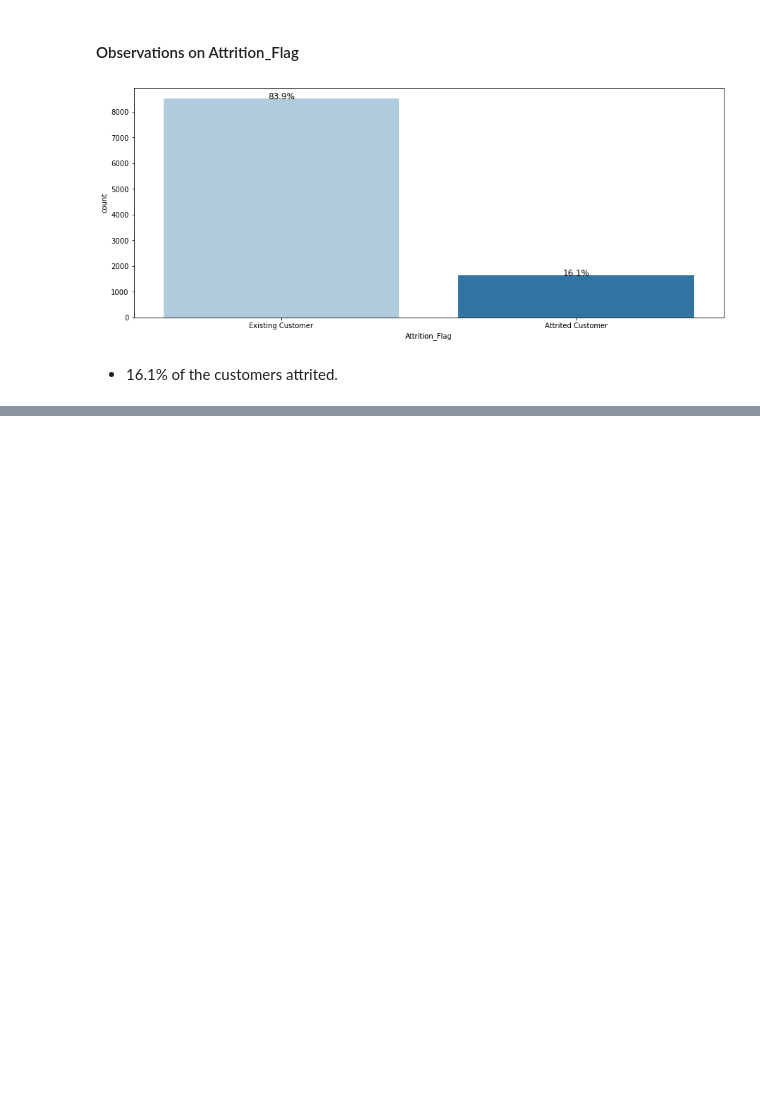
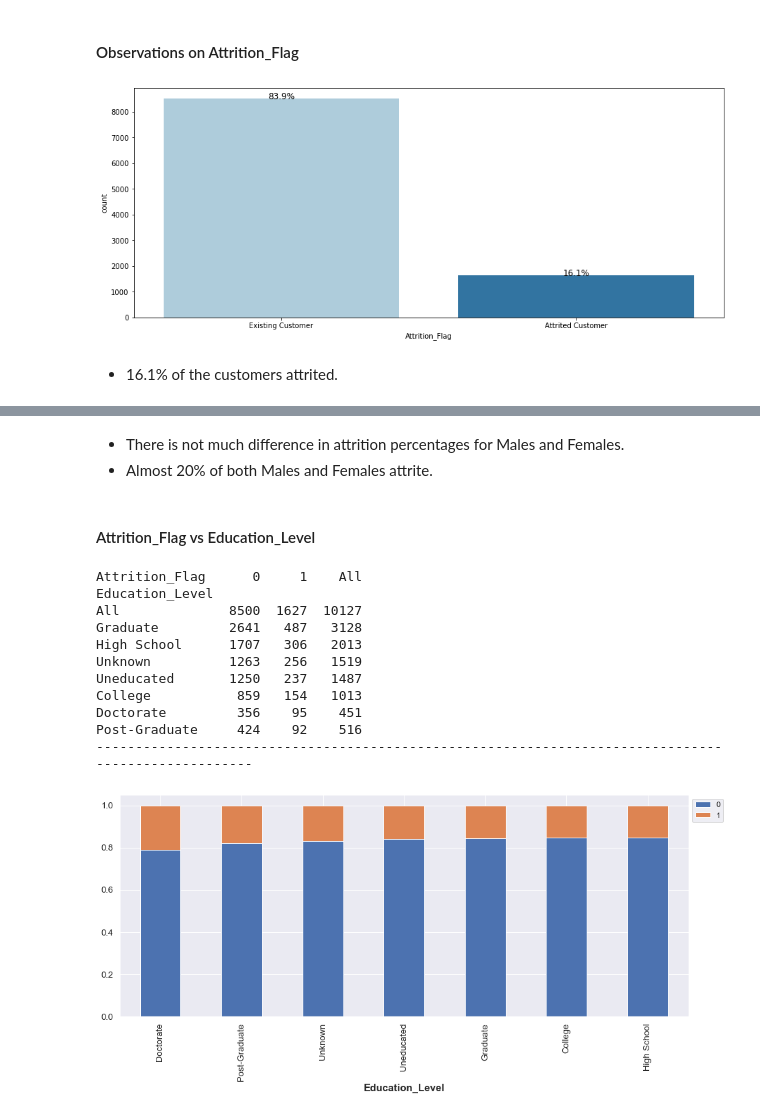
Before and after one commit to dhvanikotecha/Bank-Customer-Churn-Prediction, a Jupyter notebook: Mini Project 2.ipynb, the cells around one changed output, grey strips where cells are left out. Saved outputs shown, nothing was run; the diff lists cells and outputs as text; code cells hidden in the pictures; blank space fills up the shorter version.

```diff
--- a/Mini Project 2.ipynb
+++ b/Mini Project 2.ipynb
@@ -523,0 +570,20 @@ per_on_bar('Attrition_Flag')
+# %% [markdown]
+* There is not much difference in attrition percentages for Males and Females.
+* Almost 20% of both Males and Females attrite.
+# %% [markdown]
+#### Attrition_Flag vs Education_Level
+# %%
+stacked_barplot(data['Education_Level'])
+# %% [output]
+Attrition_Flag      0     1    All
+Education_Level
+All              8500  1627  10127
+Graduate         2641   487   3128
+High School      1707   306   2013
+Unknown          1263   256   1519
+Uneducated       1250   237   1487
+College           859   154   1013
+Doctorate         356    95    451
+Post-Graduate     424    92    516
+----------------------------------------------------------------------------------------------------
+[figure, added]
```
Also changed, not shown: parts of 67 cells of this notebook.
